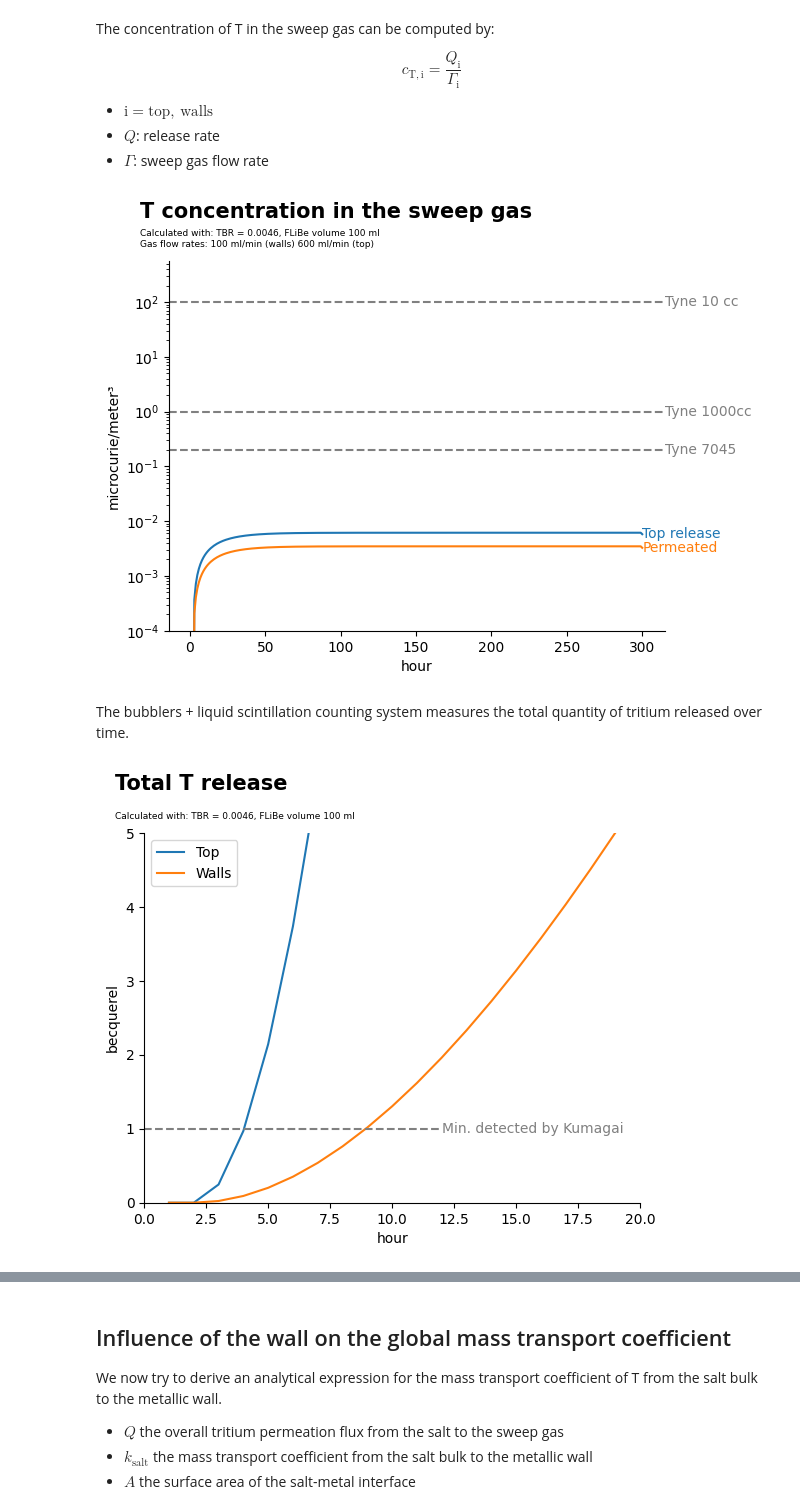
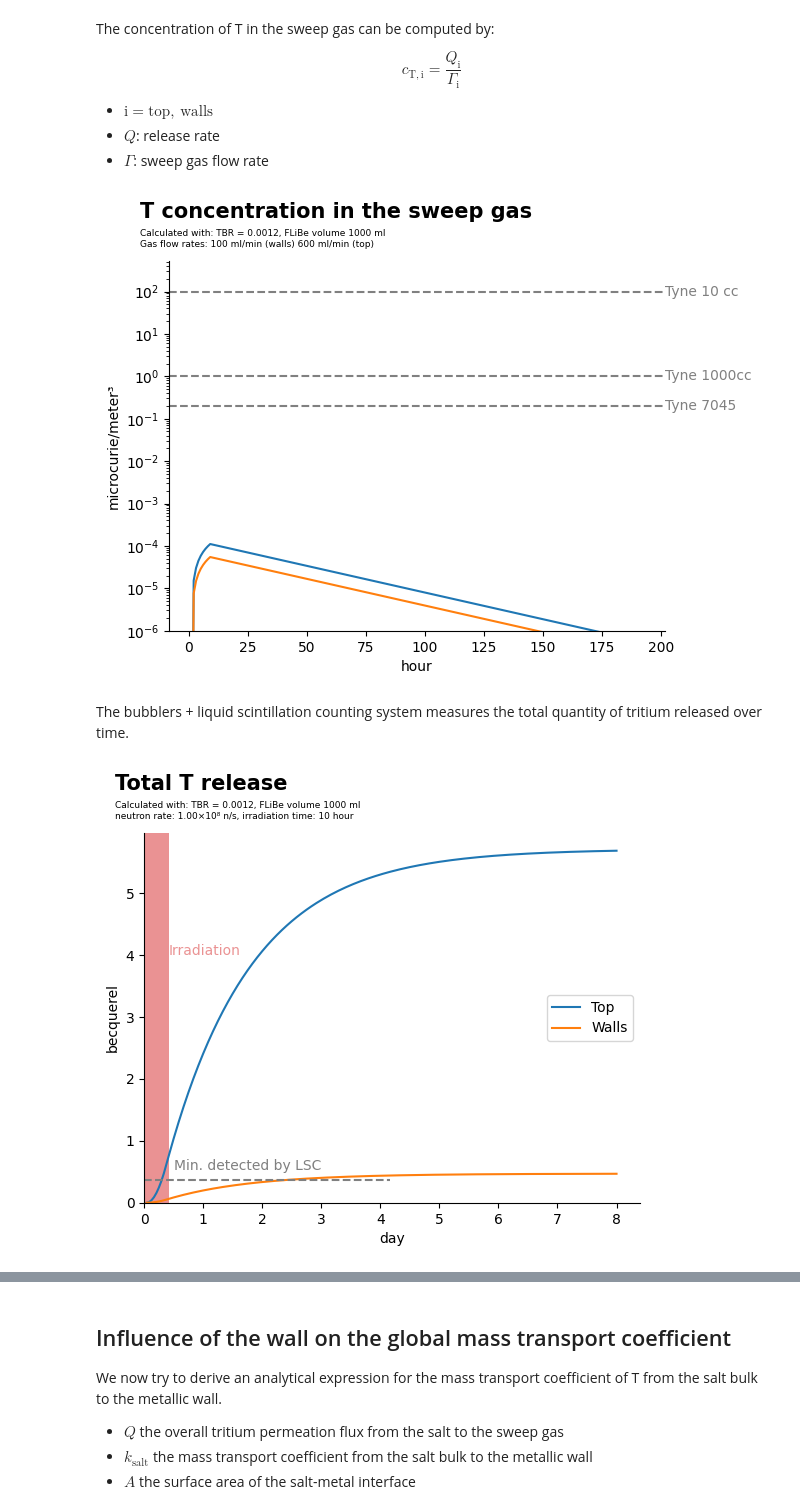
Before and after one commit to LIBRA-project/BABY-100-mL-runs, a Jupyter notebook: baby_dynamics.ipynb, the cells around one changed output, grey strips where cells are left out. Drawn from its saved outputs; the diff is of its cells as text; code cells hidden in the pictures.

Commit message:
updated the BABY model with TBR=0.0012

```diff
--- a/baby_dynamics.ipynb
+++ b/baby_dynamics.ipynb
@@ -43,9 +43,12 @@ baby_height = baby_volume / baby_cross_section
 baby_model = Model(
     radius=baby_radius,
     height=baby_height,
-    TBR=0.01 * ureg.particle * ureg.neutron**-1,
+    TBR=1.2e-3 * ureg.particle * ureg.neutron**-1,
 )
-baby_model.run(baby_model.exposure_time * 2)
+
+baby_model.exposure_time = 10 * ureg.hour
+baby_model.dt = 0.5 * ureg.h
+baby_model.run(6 * ureg.day)
 # %% [output]
   warnings.warn(msg, RuntimeWarning)
 # %%
@@ -204,8 +224,8 @@ $$ c_\mathrm{T,i} = \frac{Q_\mathrm{i}}{\Gamma_\mathrm{i}} $$
 - $Q$: release rate
 - $\Gamma$: sweep gas flow rate
 # %%
-wall_release = quantity_to_activity(my_model.Q_wall(my_model.concentrations))
-top_release = quantity_to_activity(my_model.Q_top(my_model.concentrations))
+wall_release = quantity_to_activity(baby_model.Q_wall(baby_model.concentrations))
+top_release = quantity_to_activity(baby_model.Q_top(baby_model.concentrations))
 flow_rate_wall = 100 * ureg.mL * ureg.min**-1
 flow_rate_top = 600 * ureg.mL * ureg.min**-1
 
@@ -214,7 +234,7 @@ top_sweep_concentration = top_release / flow_rate_top
 
 plt.gcf().text(0.08, 0.97, "T concentration in the sweep gas", weight="bold", fontsize=15)
 subtitle = [
-    f"Calculated with: TBR = {my_model.TBR.to(ureg.dimensionless):.4f~P}, FLiBe volume {my_model.volume.to(ureg.ml):.0f~P}",
+    f"Calculated with: TBR = {baby_model.TBR.to(ureg.dimensionless):.4f~P}, FLiBe volume {baby_model.volume.to(ureg.ml):.0f~P}",
     f"Gas flow rates: {flow_rate_wall:.0f~P} (walls) {flow_rate_top:.0f~P} (top)",
 ]
 
@@ -242,18 +262,18 @@ l3 = plt.axhline(
 
 
 l4, = plt.plot(
-    my_model.times.to(ureg.h),
+    baby_model.times.to(ureg.h),
     top_sweep_concentration.to(ureg.Bq * ureg.m**-3),
     label="Top release",
 )
 l5, = plt.plot(
-    my_model.times.to(ureg.h),
+    baby_model.times.to(ureg.h),
     wall_sweep_concentration.to(ureg.Bq * ureg.m**-3),
     label="Permeated",
 )
 
 plt.yscale("log")
-plt.ylim(bottom=1e-4)
+plt.ylim(bottom=1e-6)
 
 for l in [l1, l2, l3]:
     plt.annotate(
@@ -273,50 +293,58 @@ for l in [l4, l5]:
 plt.gca().spines.top.set_visible(False)
 plt.gca().spines.right.set_visible(False)
 # %% [output]
-[figure, old version]
+[figure, new version]
 # %% [markdown]
 The bubblers + liquid scintillation counting system measures the total quantity of tritium released over time.
 # %%
+plt.gca().xaxis.set_units(ureg.day)
+
 plt.gcf().text(0.08, 0.97, "Total T release", weight="bold", fontsize=15)
 subtitle = [
-    f"Calculated with: TBR = {my_model.TBR.to(ureg.dimensionless):.4f~P}, FLiBe volume {my_model.volume.to(ureg.ml):.0f~P}",
+    f"Calculated with: TBR = {baby_model.TBR.to(ureg.dimensionless):.4f~P}, FLiBe volume {baby_model.volume.to(ureg.ml):.0f~P}",
+    f"neutron rate: {baby_model.neutron_rate:.2e~P}, irradiation time: {baby_model.exposure_time}"
 ]
 
 plt.gcf().text(0.08, 0.91, s="\n".join(subtitle), fontsize=6.5)
 
 
 integrated_top = (
     cumulative_trapezoid(
-        top_release.to(ureg.Bq * ureg.h**-1), my_model.times.to(ureg.h), initial=0
+        top_release.to(ureg.Bq * ureg.h**-1), baby_model.times.to(ureg.h), initial=0
     )
     * ureg.Bq
 )
 integrated_wall = (
     cumulative_trapezoid(
-        wall_release.to(ureg.Bq * ureg.h**-1), my_model.times.to(ureg.h), initial=0
+        wall_release.to(ureg.Bq * ureg.h**-1), baby_model.times.to(ureg.h), initial=0
     )
     * ureg.Bq
 )
-plt.plot(my_model.times.to(ureg.h), integrated_top, label="Top")
-plt.plot(my_model.times.to(ureg.h), integrated_wall, label="Walls")
+plt.plot(baby_model.times.to(ureg.h), integrated_top, label="Top")
+plt.plot(baby_model.times.to(ureg.h), integrated_wall, label="Walls")
 plt.legend()
 
-l = plt.hlines(1*ureg.Bq, xmin=0*ureg.h, xmax=12*ureg.h, linestyle="dashed", color="grey", label="Min. detected by Kumagai")
+
+minimum_act_detecable_LSC = 2 * ureg.pCi
+LSC_sample_volume = 2 * ureg.ml
+minimum_conc_detecable_LSC = minimum_act_detecable_LSC/LSC_sample_volume
+vial_volume = 10 *ureg.ml
+
+l = plt.hlines(vial_volume * minimum_conc_detecable_LSC, xmin=0*ureg.h, xmax=100*ureg.h, linestyle="dashed", color="grey", label="Min. detected by LSC")
 
 plt.annotate(
     l.get_label(),
-    xy=(12*ureg.h, 1*ureg.Bq),
+    xy=(12*ureg.h, 0.6*ureg.Bq),
     va="center",
     color="grey",
 )
 
+plt.axvspan(0*ureg.h, baby_model.exposure_time, facecolor='tab:red', alpha=0.5)
+plt.annotate("Irradiation", (baby_model.exposure_time, 4*ureg.Bq), color="tab:red", alpha=0.5)
 
-# plt.yscale("log")
-# plt.ylim(0.1 * ureg.Bq, 100 * ureg.Bq)
-plt.ylim(0, 5 * ureg.Bq)
-
-plt.xlim(0*ureg.h, 20*ureg.h)
+plt.xlim(left=0*ureg.h)
+plt.ylim(bottom=0*ureg.Bq)
 plt.gca().spines.top.set_visible(False)
 plt.gca().spines.right.set_visible(False)
 # %% [output]
-[figure, old version]
+[figure, new version]
```
Also changed, not shown: parts of 8 cells of this notebook.
